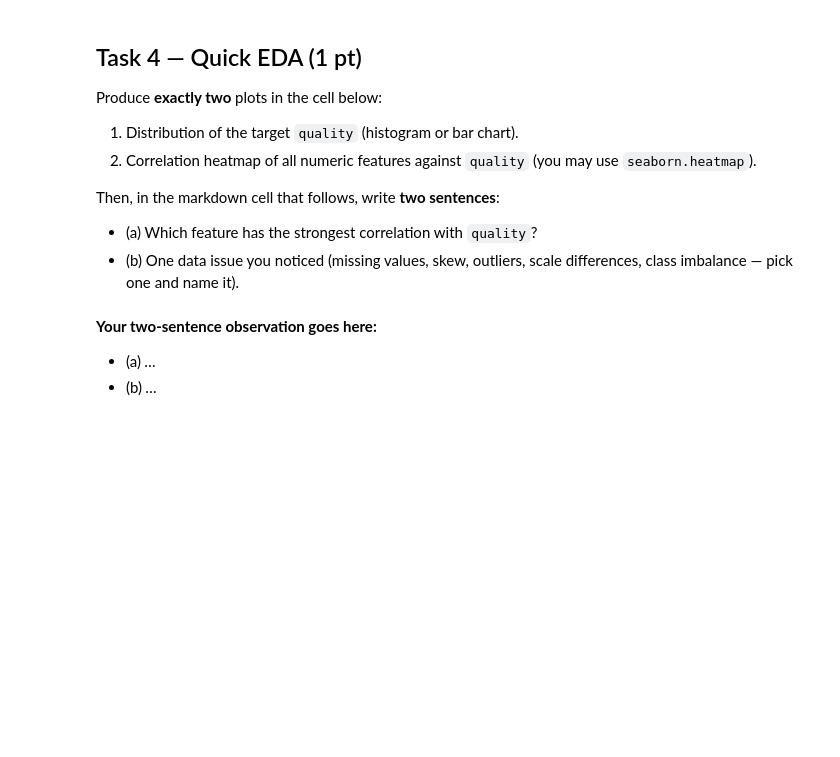
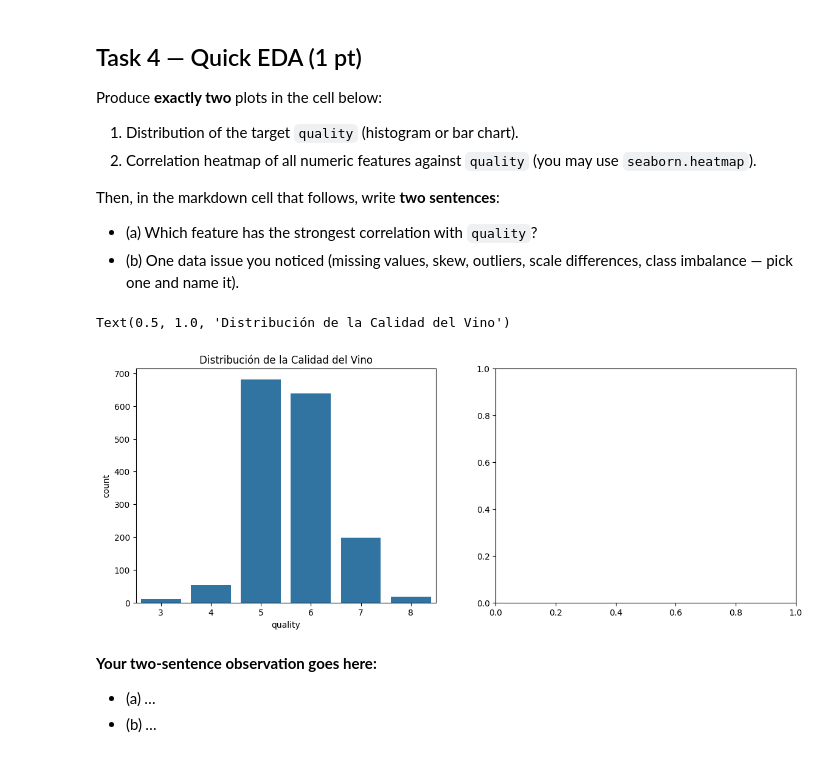
Before and after one commit to jokker5502/Machine-Learning-6-SIN-A-Mar-Jul-2026, a Jupyter notebook: notebooks/exam.ipynb, the cells around one changed output. Drawn from its saved outputs; the diff is of its cells as text; code cells hidden in the pictures; blank space fills up the shorter version.

```diff
--- a/notebooks/exam.ipynb
+++ b/notebooks/exam.ipynb
@@ -99,6 +110,6 @@ print(f"target_value = {target_value}")
 Run the cell below to load the wine quality dataset. **Do not modify it.**
 # %%
 import pandas as pd
-df = pd.read_csv("../data/wine_quality.csv")
+df = pd.read_csv("/workspaces/Machine-Learning-6-SIN-A-Mar-Jul-2026/data/wine_quality.csv")
 print(f"Loaded {df.shape[0]} rows and {df.shape[1]} columns.")
 df.head()
@@ -115,8 +134,16 @@ Then, in the markdown cell that follows, write **two sentences**:
 # %%
 import matplotlib.pyplot as plt
 import seaborn as sns
 
 # TODO Task 4: produce the two required plots here.
+fig, axes = plt.subplots(1, 2, figsize=(14, 5))
+
+# 1: Distribución del target
+sns.countplot(x='quality', data=df, ax=axes[0])
+axes[0].set_title('Distribución de la Calidad del Vino')
+# %% [output]
+Text(0.5, 1.0, 'Distribución de la Calidad del Vino')
+[figure, added]
 # %% [markdown]
 **Your two-sentence observation goes here:**
 
```
Also changed, not shown: parts of 3 cells of this notebook.
